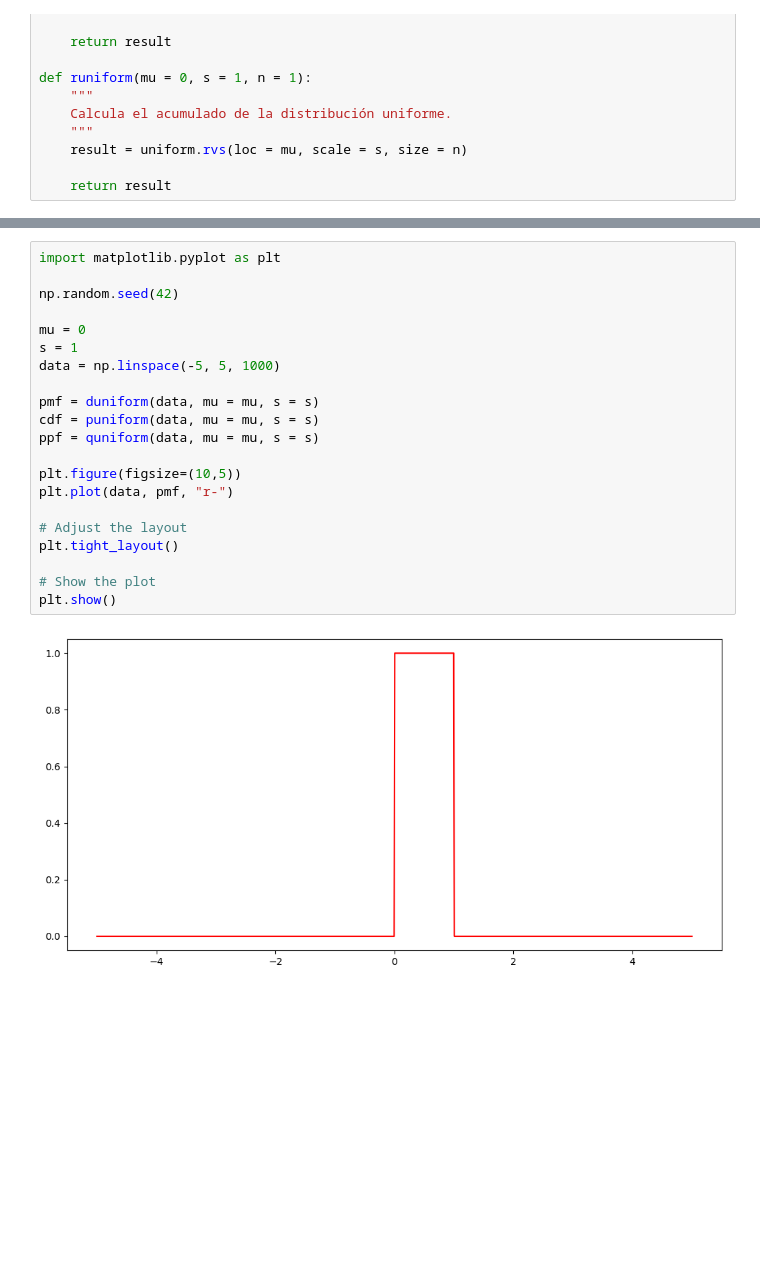
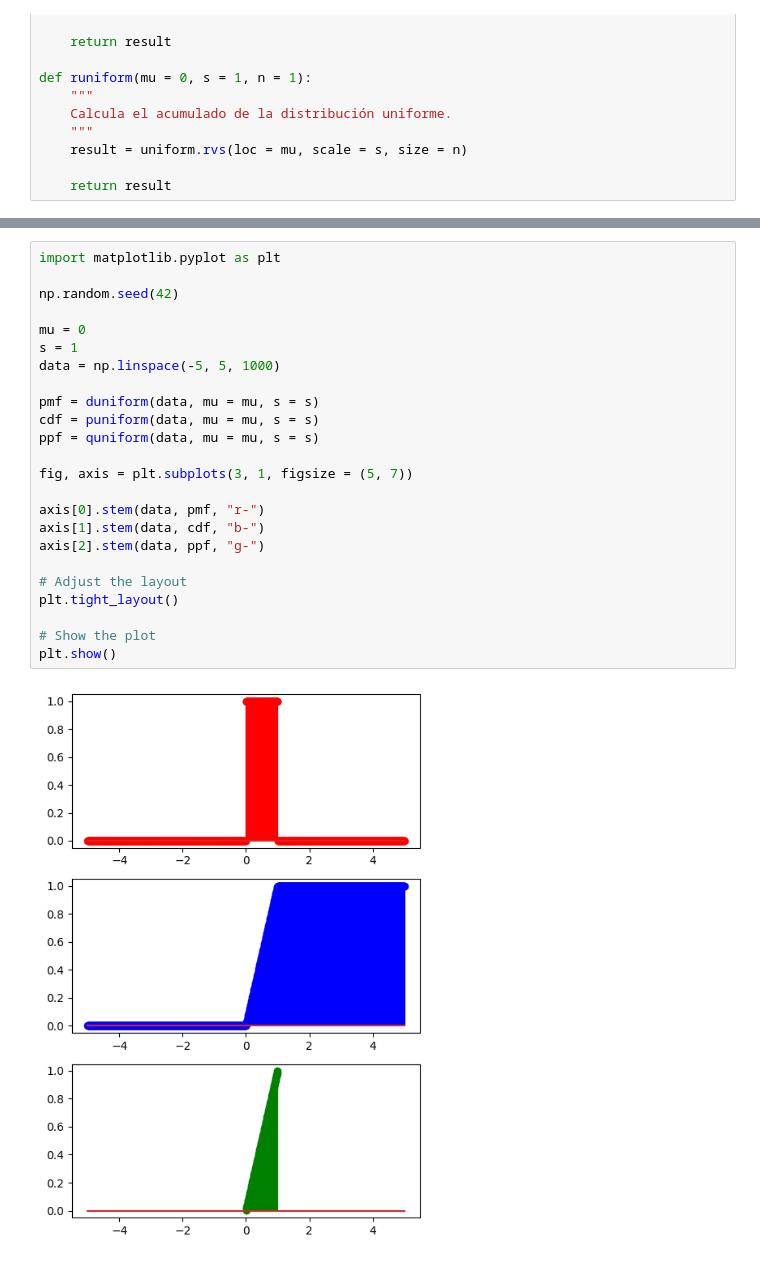
Before and after one commit to AlexisSchiavon/probability-distribution-exercises-project-with-python, a Jupyter notebook: notebook/problems.es.ipynb, the cells around one changed output, grey strips where cells are left out. Drawn from its saved outputs; the diff is of its cells as text; blank space fills up the shorter version.

```diff
--- a/notebook/problems.es.ipynb
+++ b/notebook/problems.es.ipynb
@@ -181,23 +216,26 @@ def runiform(mu = 0, s = 1, n = 1):
 # %%
 import matplotlib.pyplot as plt
 
 np.random.seed(42)
 
 mu = 0
 s = 1
 data = np.linspace(-5, 5, 1000)
 
 pmf = duniform(data, mu = mu, s = s)
 cdf = puniform(data, mu = mu, s = s)
 ppf = quniform(data, mu = mu, s = s)
 
-plt.figure(figsize=(10,5))
-plt.plot(data, pmf, "r-")
+fig, axis = plt.subplots(3, 1, figsize = (5, 7))
+
+axis[0].stem(data, pmf, "r-")
+axis[1].stem(data, cdf, "b-")
+axis[2].stem(data, ppf, "g-")
 
 # Adjust the layout
 plt.tight_layout()
 
 # Show the plot
 plt.show()
 # %% [output]
-[figure, old version]
+[figure, new version]
```
Also changed, not shown: parts of 4 cells of this notebook.
